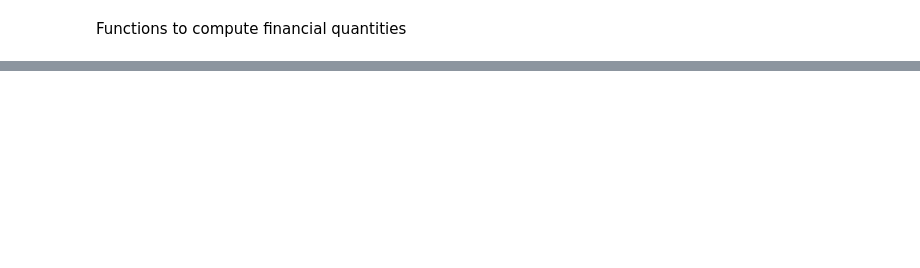
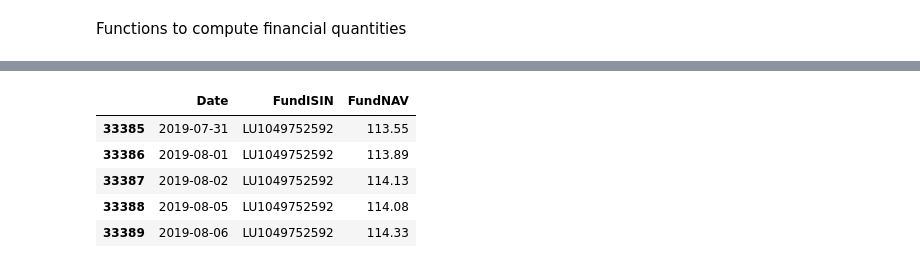
Before and after one commit to Nord-ouest-Advisors/InvestGuard, a Jupyter notebook: InvestGuard.ipynb, the cells around one changed output, grey strips where cells are left out. Saved outputs shown, nothing was run; the diff lists cells and outputs as text; code cells hidden in the pictures; blank space fills up the shorter version.

```diff
--- a/InvestGuard.ipynb
+++ b/InvestGuard.ipynb
@@ -114,0 +257,9 @@ ax = ((1+df['FundNAV'].pct_change()).cumprod()-1).plot(figsize=(12,8), legend=Tr
+# %%
+prtfl_prices.head()
+# %% [output]
+|  | Date | FundISIN | FundNAV |
+| 33385 | 2019-07-31 | LU1049752592 | 113.55 |
+| 33386 | 2019-08-01 | LU1049752592 | 113.89 |
+| 33387 | 2019-08-02 | LU1049752592 | 114.13 |
+| 33388 | 2019-08-05 | LU1049752592 | 114.08 |
+| 33389 | 2019-08-06 | LU1049752592 | 114.33 |
```
Also changed, not shown: parts of 15 cells of this notebook.
